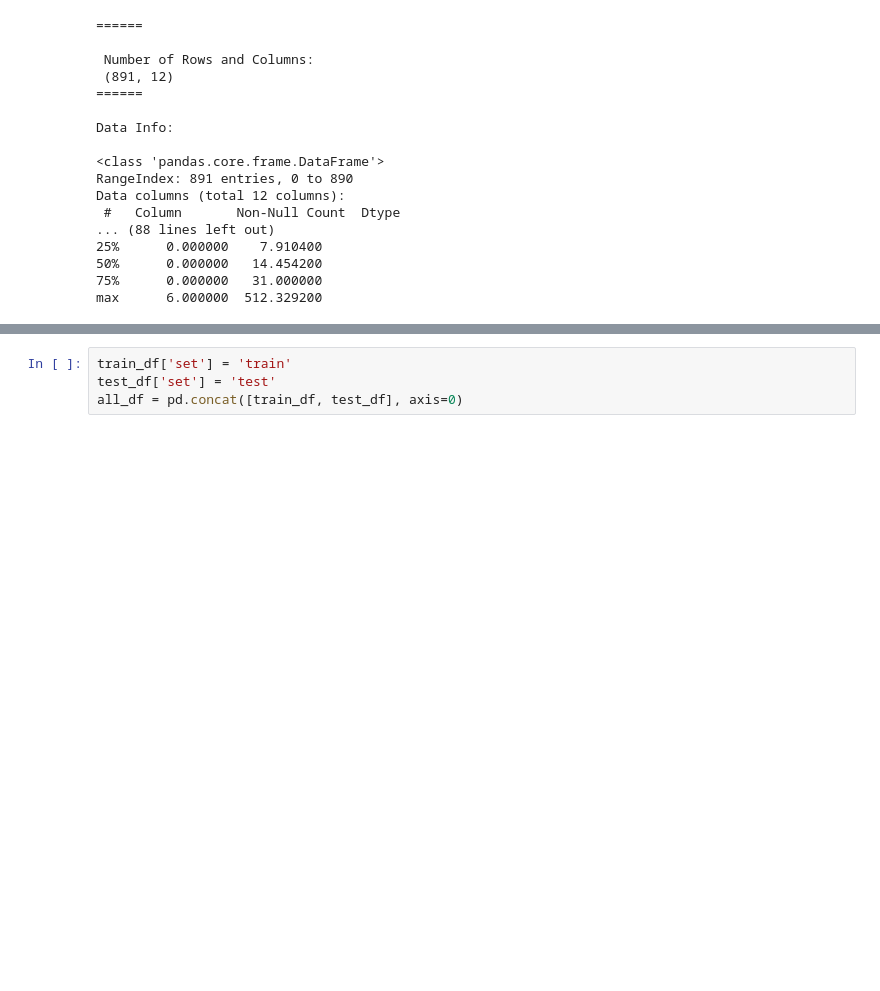
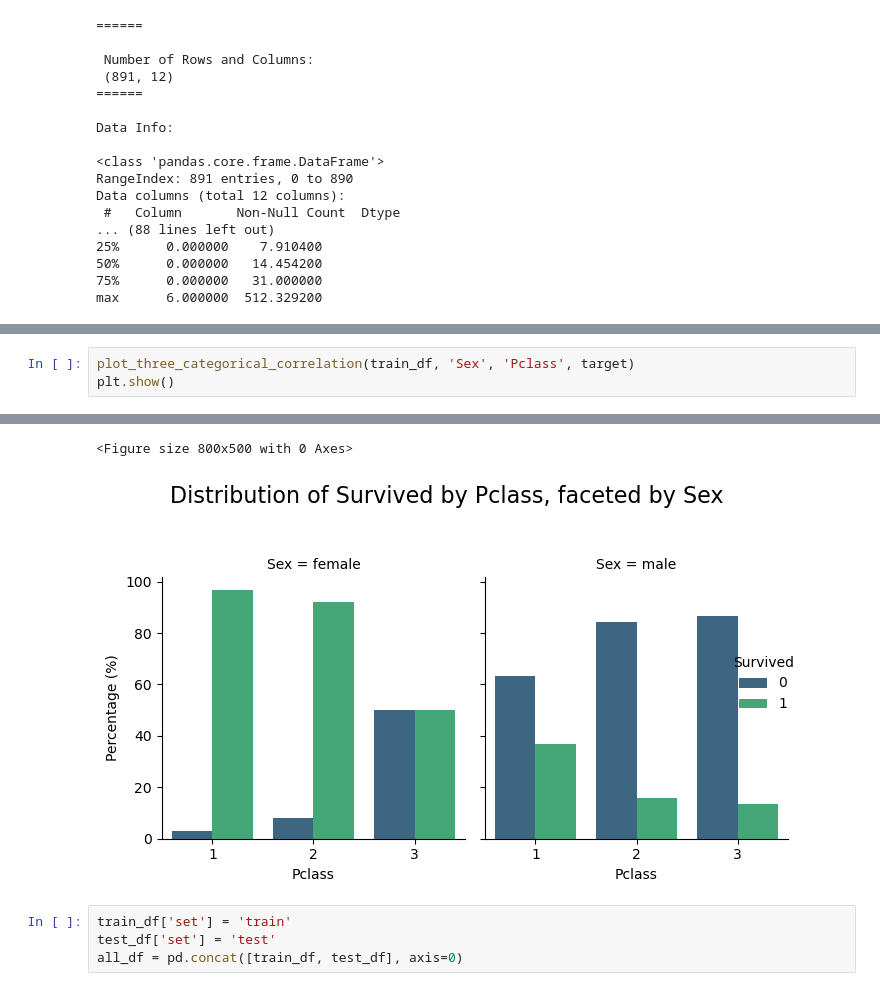
Before and after one commit to MilesQLi/Miles_Data_Science_Collection, a Jupyter notebook: TitanicSurvival/main.ipynb, the cells around one changed output, grey strips where cells are left out. Cells and saved outputs as stored; diff of their text form; blank space fills up the shorter version.

```diff
--- a/TitanicSurvival/main.ipynb
+++ b/TitanicSurvival/main.ipynb
@@ -83,0 +89,4 @@ plot_all_cat_vs_target(train_df, target)
+# %%
+plot_three_categorical_correlation(train_df, 'Sex', 'Pclass', target)
+plt.show()
+# %% [output]
@@ -84,3 +95,5 @@ plot_all_cat_vs_target(train_df, target)
+<Figure size 800x500 with 0 Axes>
+[figure, added]
 # %%
 train_df['set'] = 'train'
 test_df['set'] = 'test'
```
Also changed, not shown: parts of 15 cells of this notebook, 5 other files.
